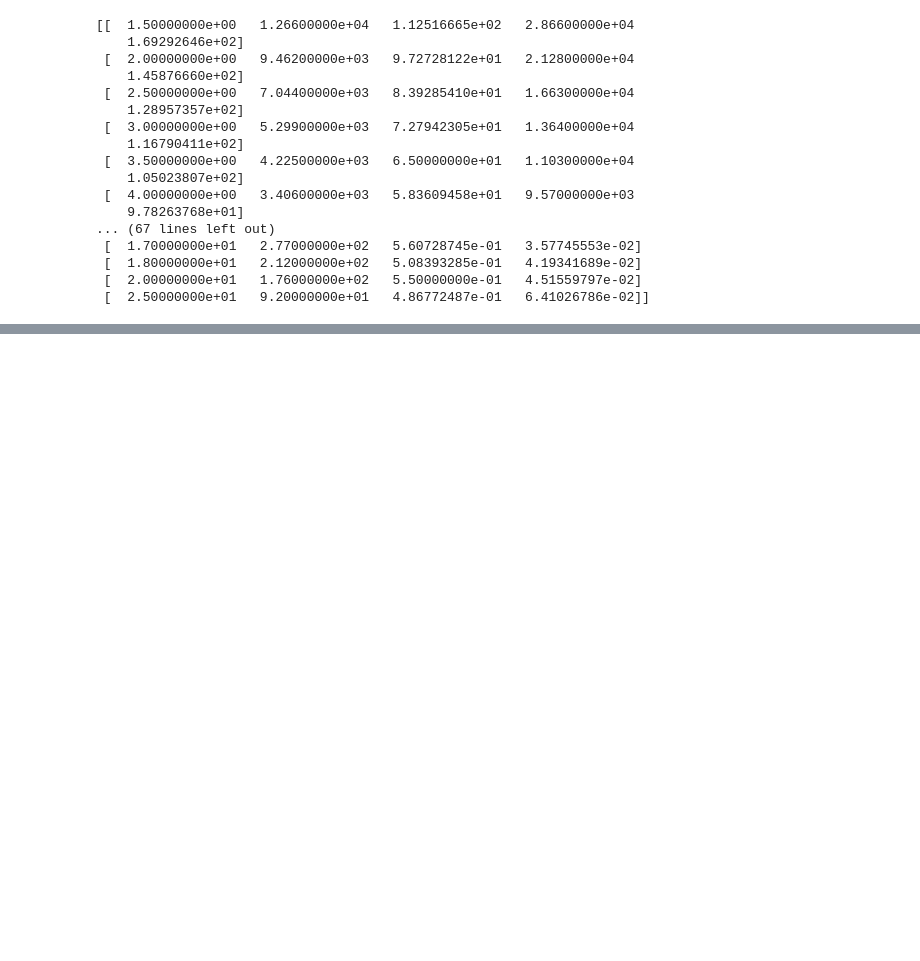
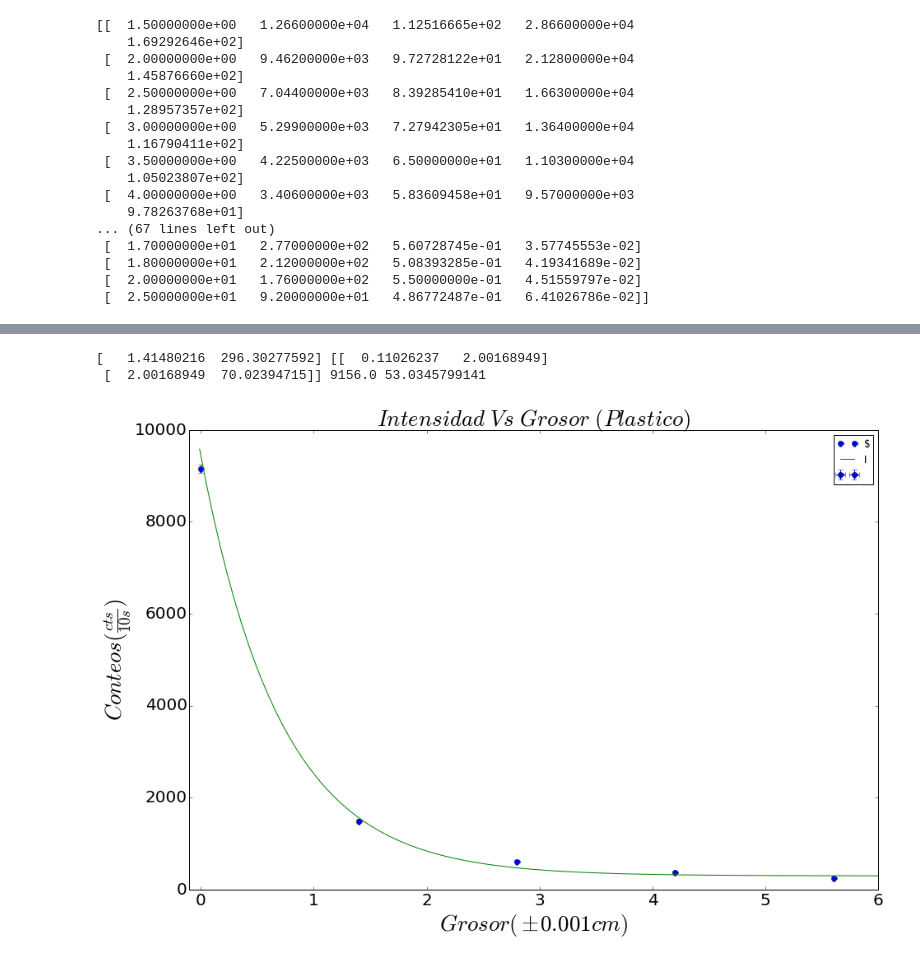
Before and after one commit to jdprada1760/Laboratorio-Intermedio, a Jupyter notebook: Radiactividad/Analisis.ipynb, the cells around one changed output, grey strips where cells are left out. Drawn from its saved outputs; the diff is of its cells as text; code cells hidden in the pictures; blank space fills up the shorter version.

```diff
--- a/Radiactividad/Analisis.ipynb
+++ b/Radiactividad/Analisis.ipynb
@@ -223,0 +395,33 @@ savetxt("tabla2",tabla2,delimiter = "&",fmt=['%.2f','%d','%.3f','%.3f'] )
+# %%
+from scipy import optimize
+#plastico = plastico.T
+#print plastico
+f =  plastico[4][0]
+def func(d,l,a):
+    return a+ f*exp(-l*d)
+params2, errors2 = optimize.curve_fit(func,plastico[0],plastico[4], sigma = plastico[5], maxfev = 100000)
+print params2,sqrt(errors2), plastico[4][0], plastico[5][0]
+
+fig = plt.figure(figsize = (15,10))
+ax = fig.add_subplot(111)
+d1 = linspace(-0.01,6,100)
+ax.errorbar(plastico[0],(plastico[4]), fmt = "o",xerr = 0.001,yerr = sqrt(plastico[4]), markersize = 7  )
+ax.plot(d1,func(d1,params2[0],params2[1]))
+ax.legend( r"$I = 296.30\pm70.02  +(9156\pm53)e^{(1.41\pm0.11)d}$")
+ax.set_xlim(-0.1,6)
+ax.tick_params(axis='x', labelsize=12)
+ax.tick_params(axis='y', labelsize=12)
+ax.set_ylabel(r"$Conteos (\frac{cts}{10s})$", fontsize = 27)
+ax.set_xlabel(r"$Grosor(\pm0.001cm)$", fontsize = 27)
+ax.set_title("$Intensidad\ Vs\ Grosor\ (Plastico)$", fontsize = 27)
+for tick in ax.xaxis.get_major_ticks():
+                tick.label.set_fontsize(20)
+for tick in ax.yaxis.get_major_ticks():
+                tick.label.set_fontsize(20)
+                # specify integer or one of preset strings, e.g.
+                #tick.label.set_fontsize('x-small')
+fig.savefig('perspex.jpg')
+# %% [output]
+[   1.41480216  296.30277592] [[  0.11026237   2.00168949]
+ [  2.00168949  70.02394715]] 9156.0 53.0345799141
+[figure, added]
```
Also changed, not shown: parts of 17 cells of this notebook, 1 other file.
